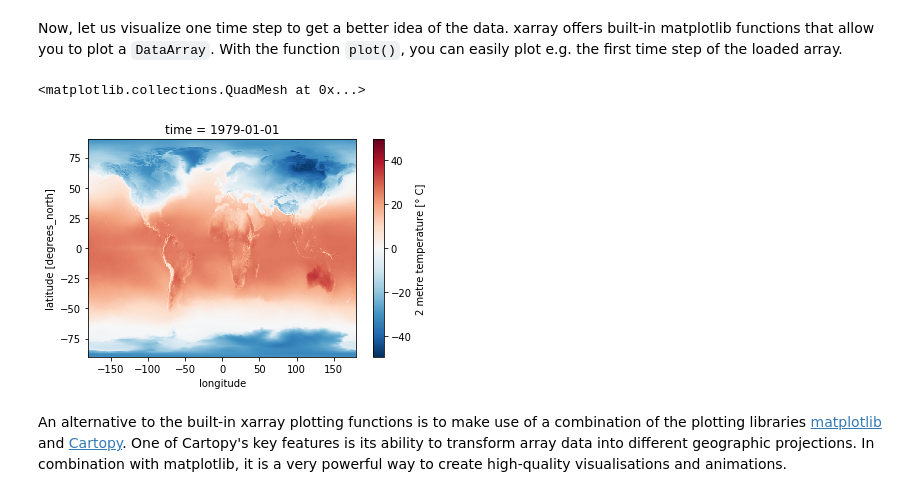
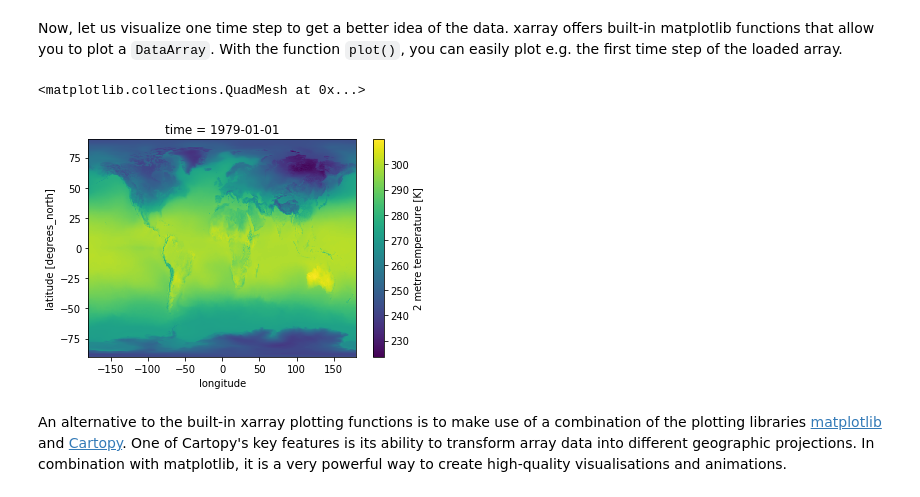
Before and after one commit to edupenabad/copernicus-training, a Jupyter notebook: 111_c3s_climatologies_anomalies.ipynb, the cells around one changed output. Drawn from its saved outputs; the diff is of its cells as text; code cells hidden in the pictures.

```diff
--- a/111_c3s_climatologies_anomalies.ipynb
+++ b/111_c3s_climatologies_anomalies.ipynb
@@ -178,10 +137,10 @@ Attributes:
 # %% [markdown]
 Now, let us visualize one time step to get a better idea of the data. xarray offers built-in matplotlib functions that allow you to plot a `DataArray`. With the function `plot()`, you can easily plot e.g. the first time step of the loaded array.
 # %%
-era5_t2m_da_degc[0,:,:].plot()
+era5_t2m_da[0,:,:].plot()
 # %% [output]
 <matplotlib.collections.QuadMesh at 0x...>
-[figure, old version]
+[figure, new version]
 # %% [markdown]
 An alternative to the built-in xarray plotting functions is to make use of a combination of the plotting libraries [matplotlib](https://matplotlib.org/) and [Cartopy](https://scitools.org.uk/cartopy/docs/latest/). One of Cartopy's key features is its ability to transform array data into different geographic projections. In combination with matplotlib, it is a very powerful way to create high-quality visualisations and animations.
 # %% [markdown]
```
Also changed, not shown: parts of 47 cells of this notebook.
